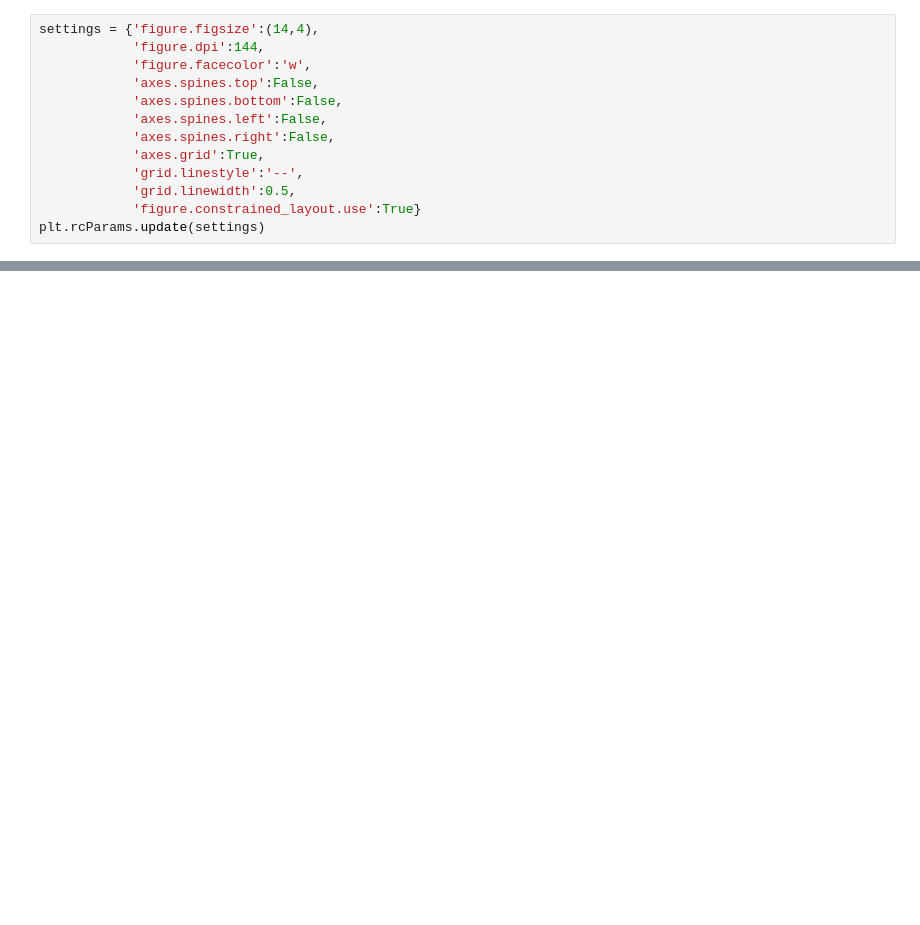
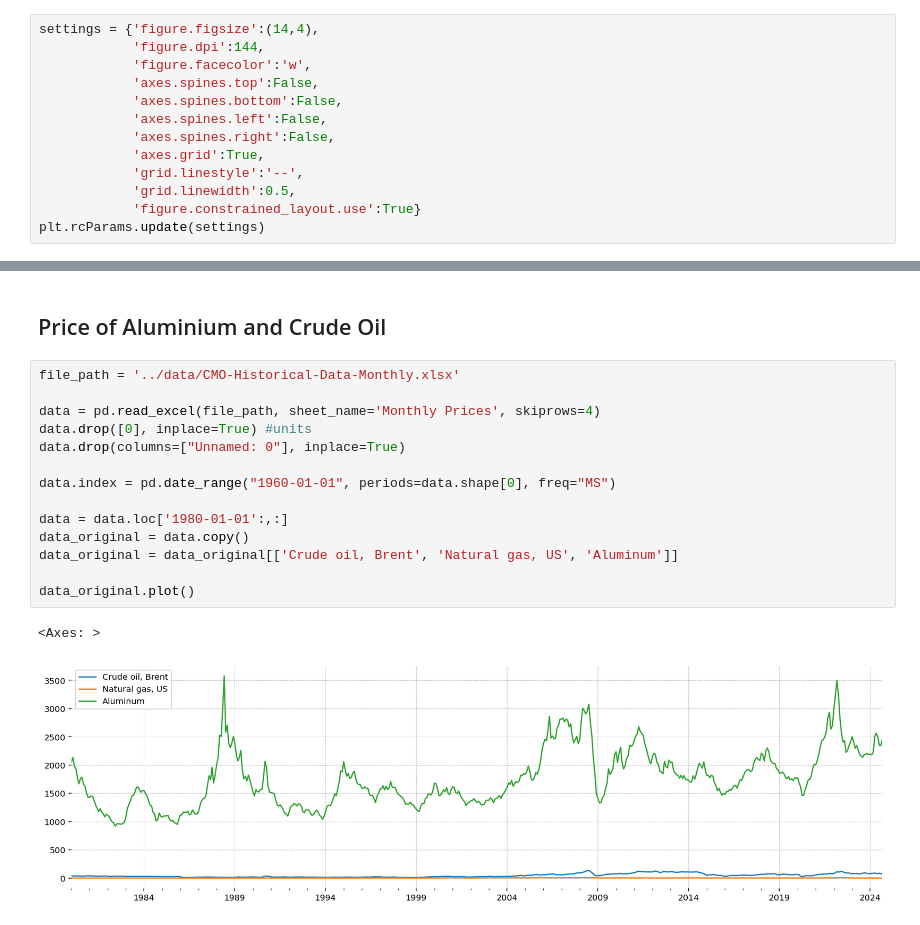
Before and after one commit to powell001/API_Data, a Jupyter notebook: code/googleFinance.ipynb, the cells around one changed output, grey strips where cells are left out. Cells and saved outputs as stored; diff of their text form; blank space fills up the shorter version.

Commit message:
BACI, Price data and rsdmx

```diff
--- a/code/googleFinance.ipynb
+++ b/code/googleFinance.ipynb
@@ -64,0 +75,19 @@ hist['Close'].plot()
+# %% [markdown]
+## Price of Aluminium and Crude Oil
+# %%
+file_path = '../data/CMO-Historical-Data-Monthly.xlsx'
+
+data = pd.read_excel(file_path, sheet_name='Monthly Prices', skiprows=4)
+data.drop([0], inplace=True) #units
+data.drop(columns=["Unnamed: 0"], inplace=True)
+
+data.index = pd.date_range("1960-01-01", periods=data.shape[0], freq="MS")
+
+data = data.loc['1980-01-01':,:]
+data_original = data.copy()
+data_original = data_original[['Crude oil, Brent', 'Natural gas, US', 'Aluminum']]
+
+data_original.plot()
+# %% [output]
+<Axes: >
+[figure, added]
```
Also changed, not shown: parts of 10 cells of this notebook, 3 other files.
